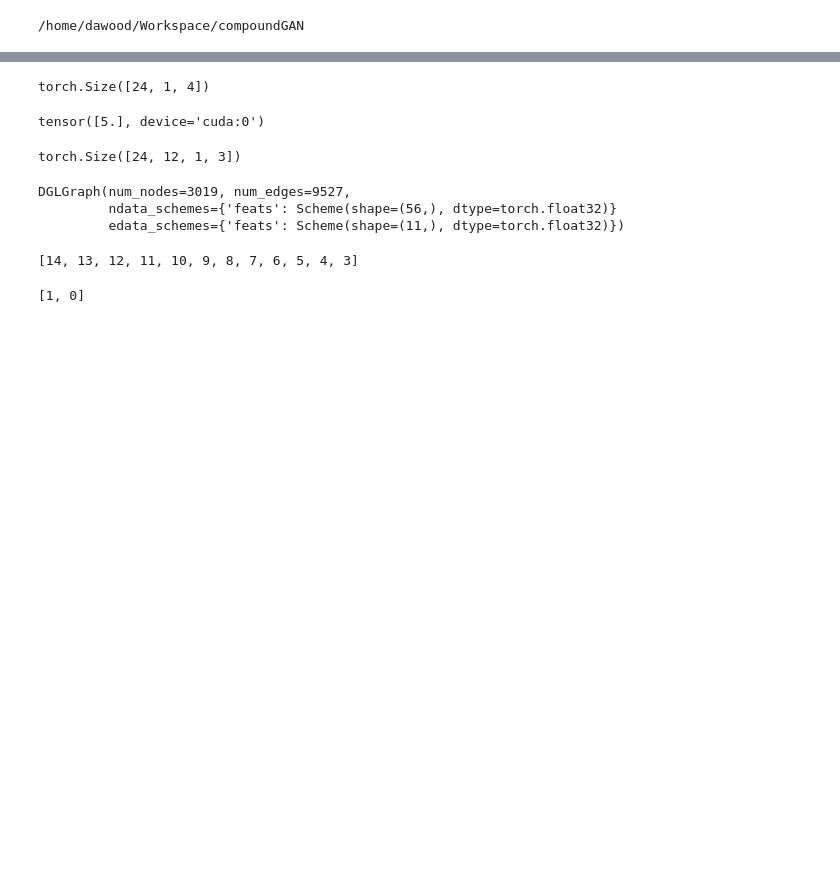
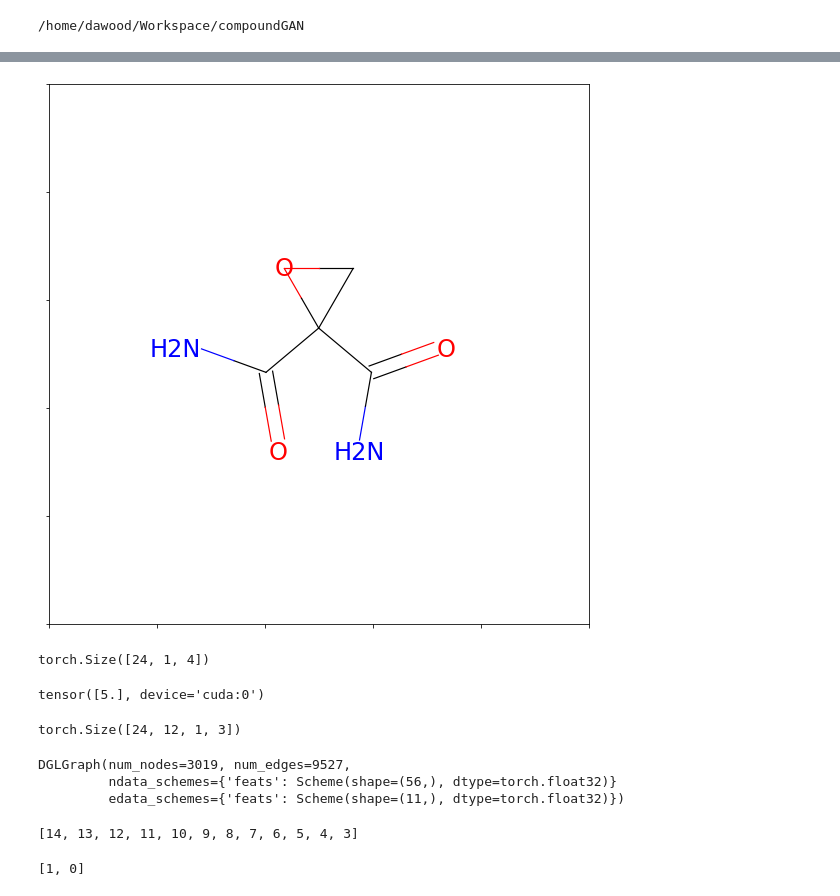
Before and after one commit to dawood95/compoundGAN, a Jupyter notebook: notebooks/dataloader_test.ipynb, the cells around one changed output, grey strips where cells are left out. Cells and saved outputs as stored; diff of their text form; code cells hidden in the pictures; blank space fills up the shorter version.

```diff
--- a/notebooks/dataloader_test.ipynb
+++ b/notebooks/dataloader_test.ipynb
@@ -155,3 +113,8 @@ run(atom_y, bond_y)
+# %%
+mol = Chem.MolFromSmiles('NC(=O)C1(CO1)C(N)=O')
+Draw.MolToMPL(mol); plt.show()
+# %% [output]
+[figure, added]
 # %%
 atom_y.shape
 # %% [output]
```
Also changed, not shown: parts of 11 cells of this notebook, 8 other files.
